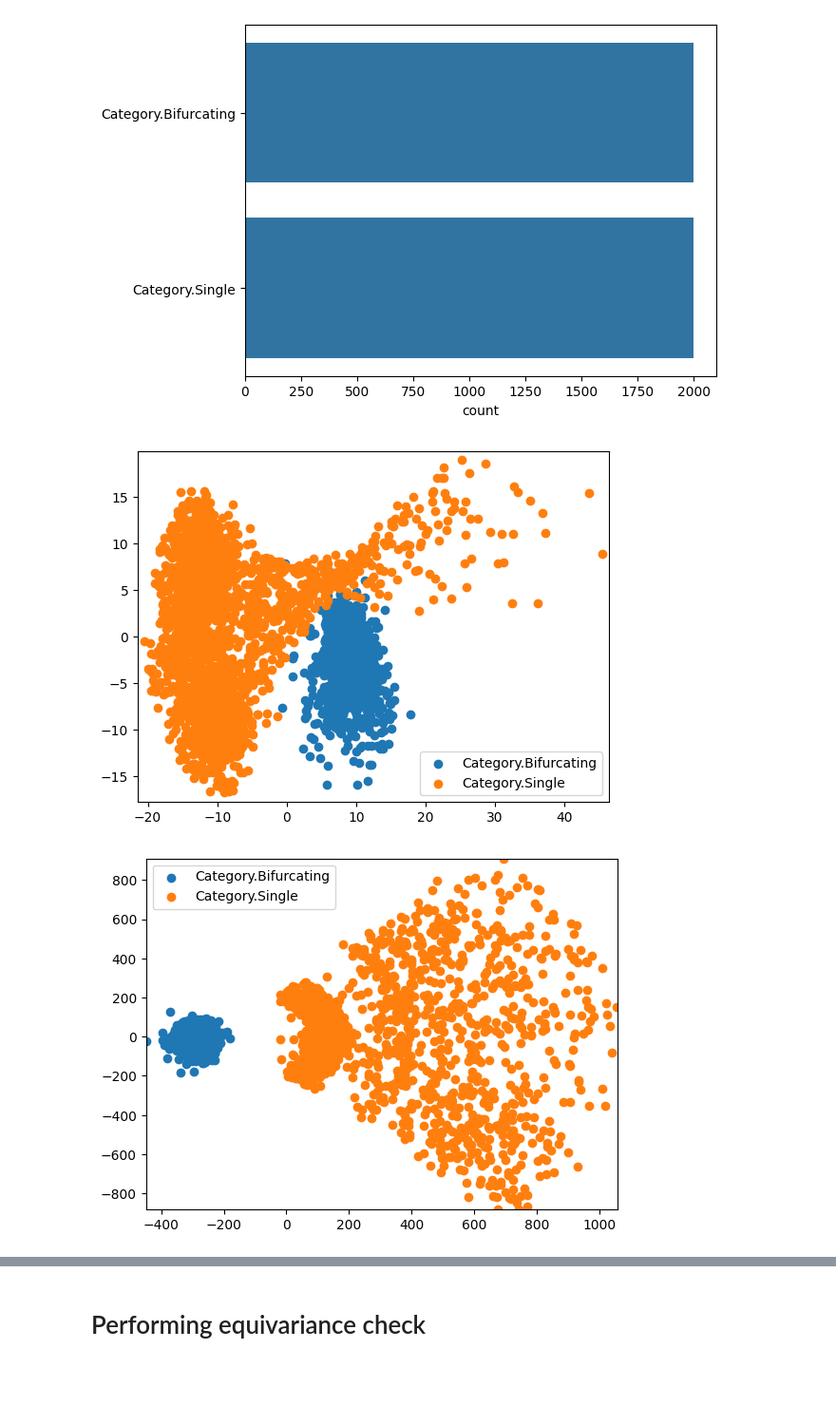
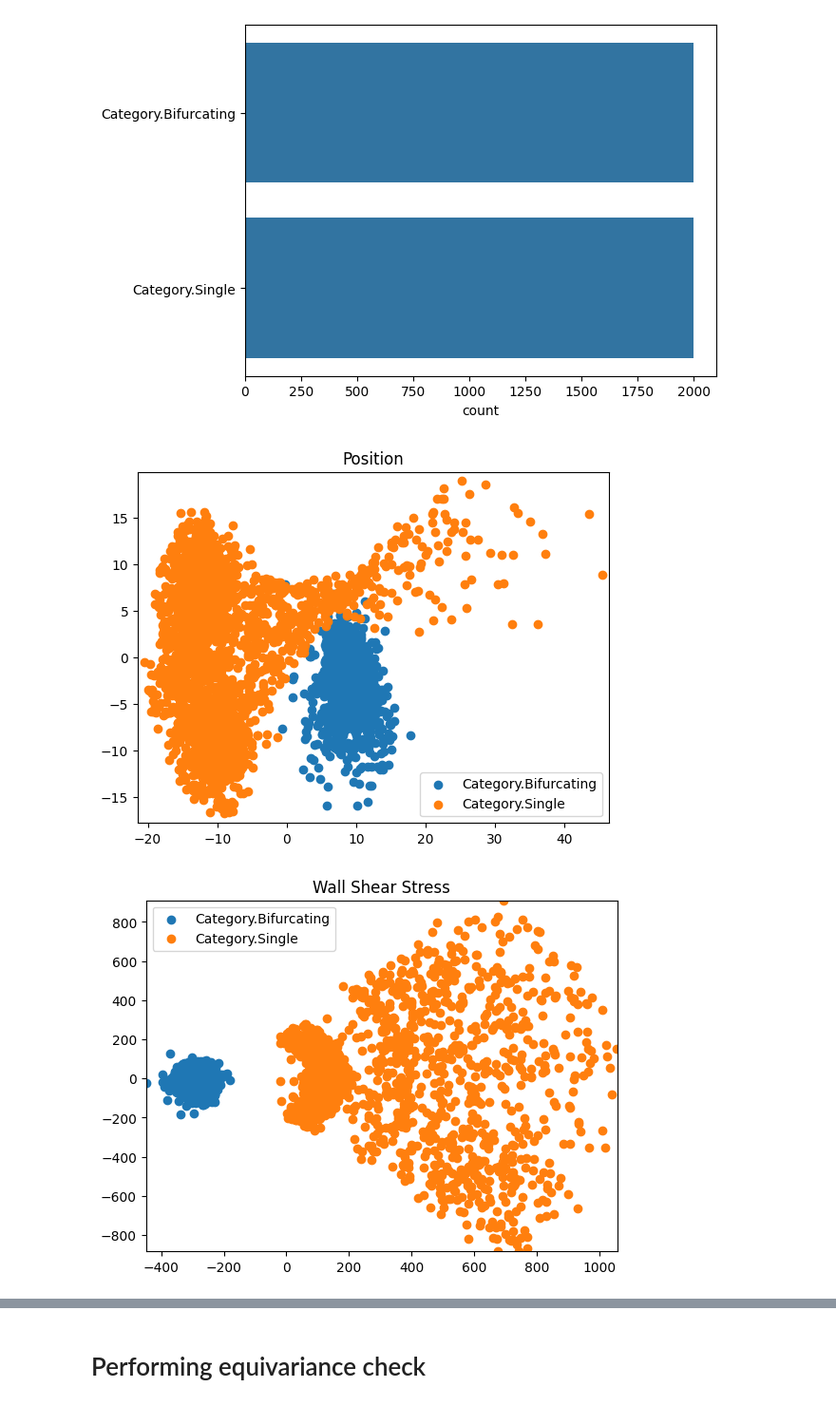
Before and after one commit to DaniAffCH/Vessel-Geometric-Transformers, a Jupyter notebook: main.ipynb, the cells around one changed output, grey strips where cells are left out. Shown at 95% size. Cells and saved outputs as stored; diff of their text form; code cells hidden in the pictures; blank space fills up the shorter version.

Commit message:
plot of face feature

```diff
--- a/main.ipynb
+++ b/main.ipynb
@@ -60,13 +60,15 @@ sns.countplot(data.data.label)
 # %%
 from src.utils.definitions import Feature, Category
 from src.utils.plotting import plot_data
 
 wss, labels = data.extract_feature(Feature.WSS)
 pos, labels = data.extract_feature(Feature.POS)
 pressure, labels = data.extract_feature(Feature.PRESSURE)
-plot_data(pos, labels, Category)
-plot_data(wss, labels, Category)
-plot_data(pressure, labels, Category)
+face, labels = data.extract_feature(Feature.FACE)
+plot_data(pos, labels, Category, "Position")
+plot_data(wss, labels, Category, "Wall Shear Stress")
+plot_data(pressure, labels, Category, "Pressure")
+plot_data(face, labels, Category, "Face")
 # %% [output]
-[figure, old version]
+[figure, new version]
-[figure, old version]
+[figure, new version]
```
Also changed, not shown: parts of 1 cell of this notebook, 2 other files.
